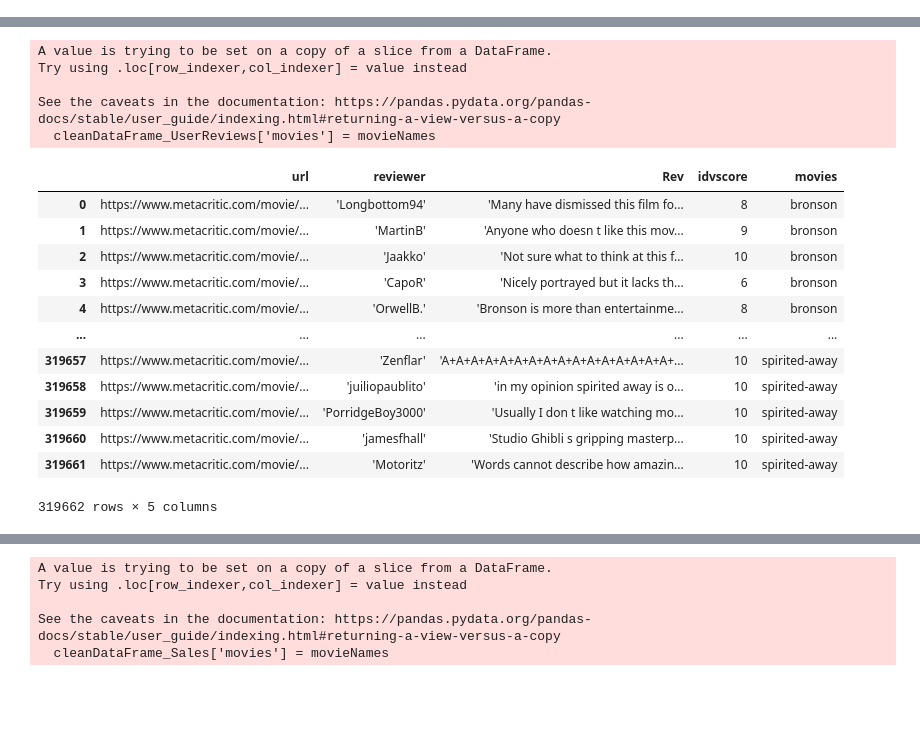
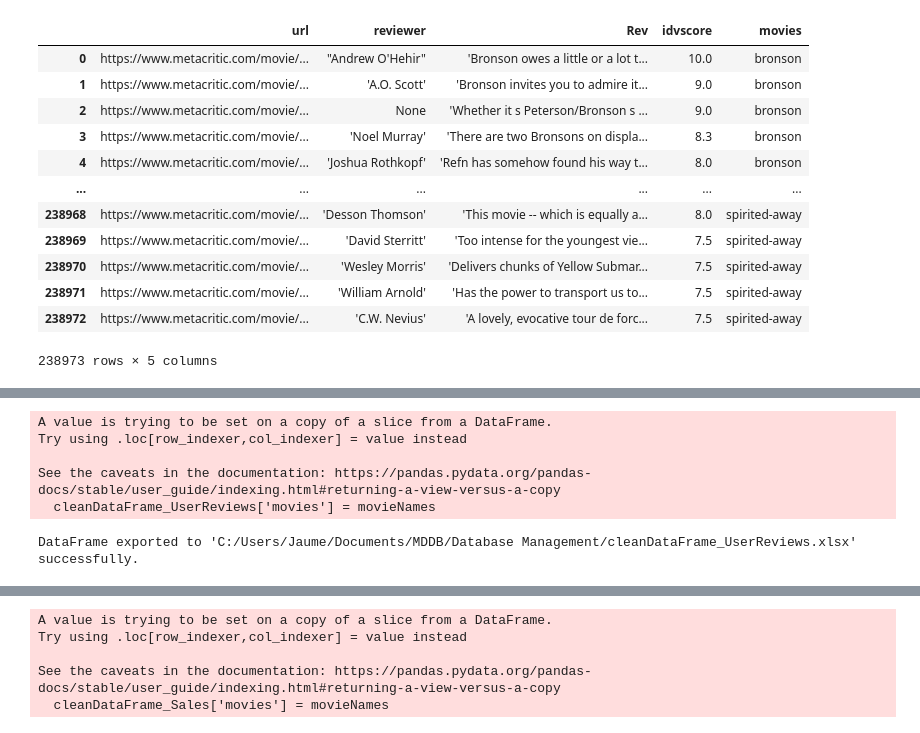
Before and after one commit to alvaarro/DatabaseManagement, a Jupyter notebook: Python Database Management Script.ipynb, the cells around one changed output, grey strips where cells are left out. Saved outputs shown, nothing was run; the diff lists cells and outputs as text; code cells hidden in the pictures; blank space fills up the shorter version.

```diff
--- a/Python Database Management Script.ipynb
+++ b/Python Database Management Script.ipynb
@@ -7,0 +8,29 @@ dataFrame_UserReviews = pd.read_excel(r"C:\Users\Jaume\Documents\MDDB\Database M
+# %%
+#We import the cleaned file, it is faster this way and we only need some columns of the original one
+cleanDataFrame_ExpertReviews = pd.read_excel(r"C:\Users\Jaume\Documents\MDDB\Database Management\cleanDataFrame_ExpertReviews.xlsx")
+# %%
+scores_Summarized = []
+
+for review_score in cleanDataFrame_ExpertReviews['idvscore']:
+    newScore = review_score / 10
+    scores_Summarized.append(newScore)
+
+for index,row in cleanDataFrame_ExpertReviews.iterrows():
+    #we assign the new score value to each expert review
+    cleanDataFrame_ExpertReviews.at[index, 'idvscore'] = scores_Summarized[index]
+
+cleanDataFrame_ExpertReviews
+# %% [output]
+|  | url | reviewer | Rev | idvscore | movies |
+| 0 | https://www.metacritic.com/movie/... | "Andrew O'Hehir" | 'Bronson owes a little or a lot t... | 10.0 | bronson |
+| 1 | https://www.metacritic.com/movie/... | 'A.O. Scott' | 'Bronson invites you to admire it... | 9.0 | bronson |
+| 2 | https://www.metacritic.com/movie/... | None | 'Whether it s Peterson/Bronson s ... | 9.0 | bronson |
+| 3 | https://www.metacritic.com/movie/... | 'Noel Murray' | 'There are two Bronsons on displa... | 8.3 | bronson |
+| 4 | https://www.metacritic.com/movie/... | 'Joshua Rothkopf' | 'Refn has somehow found his way t... | 8.0 | bronson |
+| ... | ... | ... | ... | ... | ... |
+| 238968 | https://www.metacritic.com/movie/... | 'Desson Thomson' | 'This movie -- which is equally a... | 8.0 | spirited-away |
+| 238969 | https://www.metacritic.com/movie/... | 'David Sterritt' | 'Too intense for the youngest vie... | 7.5 | spirited-away |
+| 238970 | https://www.metacritic.com/movie/... | 'Wesley Morris' | 'Delivers chunks of Yellow Submar... | 7.5 | spirited-away |
+| 238971 | https://www.metacritic.com/movie/... | 'William Arnold' | 'Has the power to transport us to... | 7.5 | spirited-away |
+| 238972 | https://www.metacritic.com/movie/... | 'C.W. Nevius' | 'A lovely, evocative tour de forc... | 7.5 | spirited-away |
+238973 rows × 5 columns
@@ -30,7 +61,7 @@ cleanDataFrame_Sales
 | 30611 | 2021 | January 1st | Posledniy bogatyr. KorenÃ¢â‚¬â„¢ Zla | Adventure | 33396899.0 | NaN | NaN | NaN | ... |
 30612 rows × 9 columns
 # %%
-cleanDataFrame_UserReviews = dataFrame_UserReviews[['url','reviewer', 'Rev','idvscore']]
+cleanDataFrame_UserReviews = DataFrame_UserReviews[['url','reviewer', 'Rev','idvscore']]
 
 movieColumn = cleanDataFrame_UserReviews['url']
 movieNames = []
@@ -42,26 +73,20 @@ for movie in movieColumn:
 
 cleanDataFrame_UserReviews['movies'] = movieNames
 
-cleanDataFrame_UserReviews
+# Define the file path for the Excel file including the extension '.xlsx'
+excel_file_path = 'C:/Users/Jaume/Documents/MDDB/Database Management/cleanDataFrame_UserReviews.xlsx'
+
+# Export the DataFrame to Excel
+cleanDataFrame_UserReviews.to_excel(excel_file_path, index=False)
+
+print(f"DataFrame exported to '{excel_file_path}' successfully.")
 # %% [output]
 A value is trying to be set on a copy of a slice from a DataFrame.
 Try using .loc[row_indexer,col_indexer] = value instead
 
 See the caveats in the documentation: https://pandas.pydata.org/pandas-docs/stable/user_guide/indexing.html#returning-a-view-versus-a-copy
   cleanDataFrame_UserReviews['movies'] = movieNames
-|  | url | reviewer | Rev | idvscore | movies |
-| 0 | https://www.metacritic.com/movie/... | 'Longbottom94' | 'Many have dismissed this film fo... | 8 | bronson |
-| 1 | https://www.metacritic.com/movie/... | 'MartinB' | 'Anyone who doesn t like this mov... | 9 | bronson |
-| 2 | https://www.metacritic.com/movie/... | 'Jaakko' | 'Not sure what to think at this f... | 10 | bronson |
-| 3 | https://www.metacritic.com/movie/... | 'CapoR' | 'Nicely portrayed but it lacks th... | 6 | bronson |
-| 4 | https://www.metacritic.com/movie/... | 'OrwellB.' | 'Bronson is more than entertainme... | 8 | bronson |
-| ... | ... | ... | ... | ... | ... |
-| 319657 | https://www.metacritic.com/movie/... | 'Zenflar' | 'A+A+A+A+A+A+A+A+A+A+A+A+A+A+A+A+... | 10 | spirited-away |
-| 319658 | https://www.metacritic.com/movie/... | 'juiliopaublito' | 'in my opinion spirited away is o... | 10 | spirited-away |
-| 319659 | https://www.metacritic.com/movie/... | 'PorridgeBoy3000' | 'Usually I don t like watching mo... | 10 | spirited-away |
-| 319660 | https://www.metacritic.com/movie/... | 'jamesfhall' | 'Studio Ghibli s gripping masterp... | 10 | spirited-away |
-| 319661 | https://www.metacritic.com/movie/... | 'Motoritz' | 'Words cannot describe how amazin... | 10 | spirited-away |
-319662 rows × 5 columns
+DataFrame exported to 'C:/Users/Jaume/Documents/MDDB/Database Management/cleanDataFrame_UserReviews.xlsx' successfully.
 # %%
 cleanDataFrame_ExpertReviews = dataFrame_ExpertReviews[['url','reviewer', 'Rev','idvscore']]
 
```
Also changed, not shown: parts of 9 cells of this notebook.
